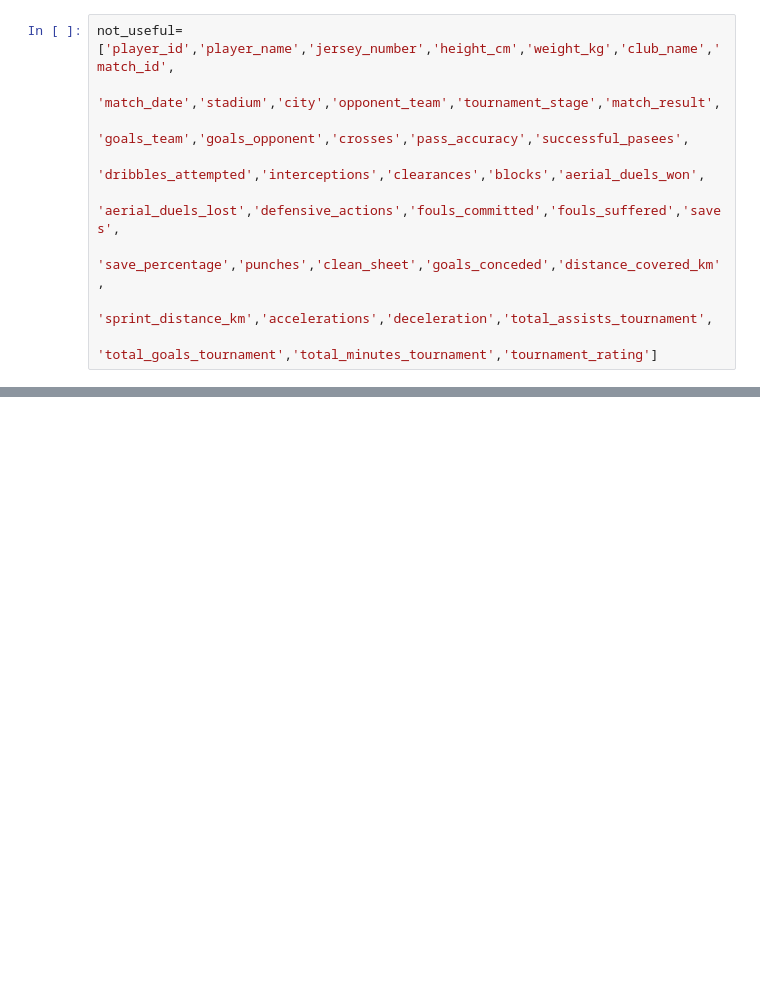
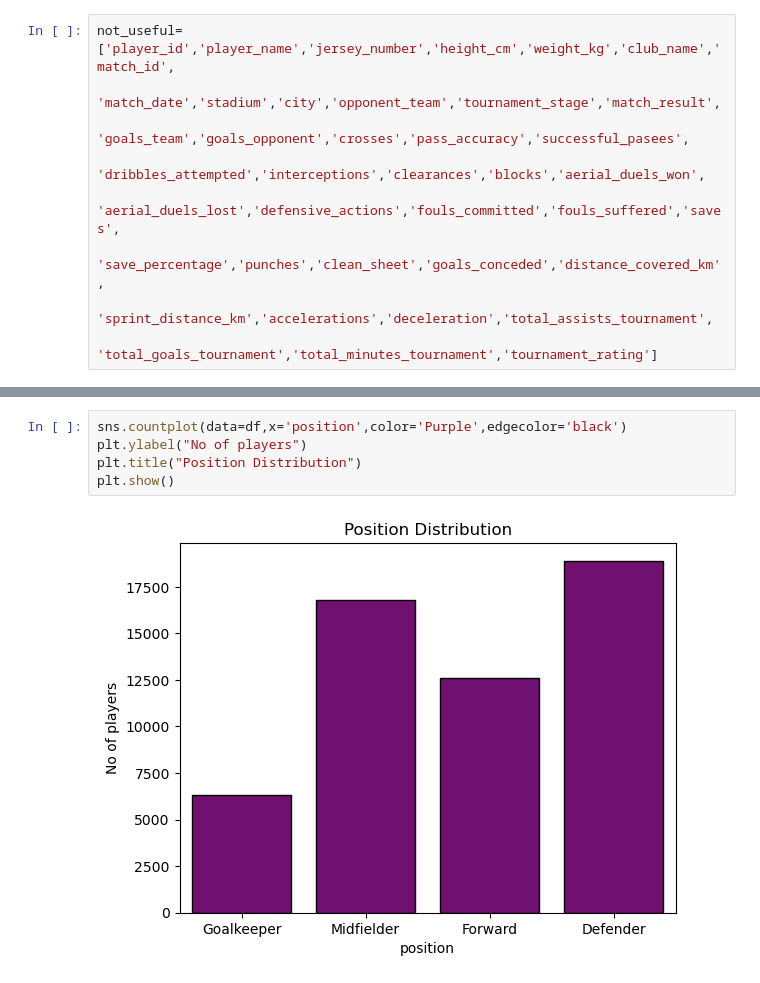
Before and after one commit to himashooo/FiFa-2026, a Jupyter notebook: fifa 2026 player_perf.ipynb, the cells around one changed output, grey strips where cells are left out. Saved outputs shown, nothing was run; the diff lists cells and outputs as text; blank space fills up the shorter version.

```diff
--- a/fifa 2026 player_perf.ipynb
+++ b/fifa 2026 player_perf.ipynb
@@ -226,0 +241,7 @@ not_useful=['player_id','player_name','jersey_number','height_cm','weight_kg','c
+# %%
+sns.countplot(data=df,x='position',color='Purple',edgecolor='black')
+plt.ylabel("No of players")
+plt.title("Position Distribution")
+plt.show()
+# %% [output]
+[figure, added]
```
Also changed, not shown: parts of 6 cells of this notebook.
